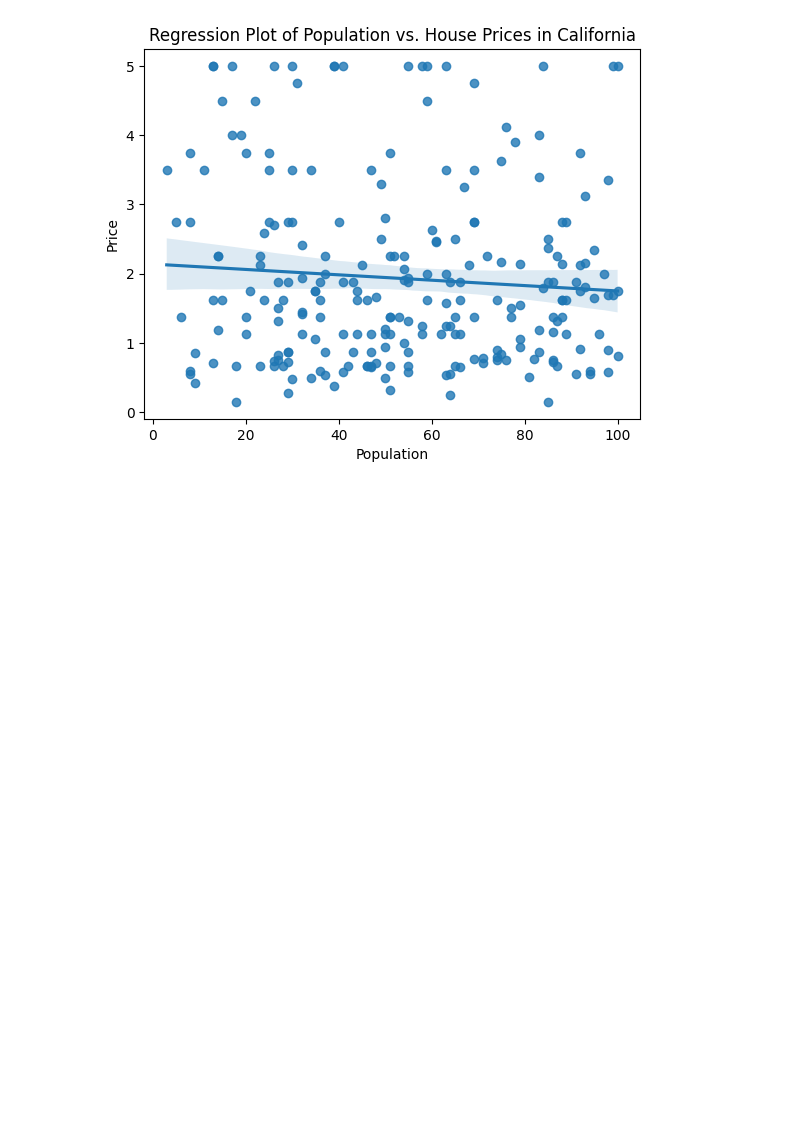
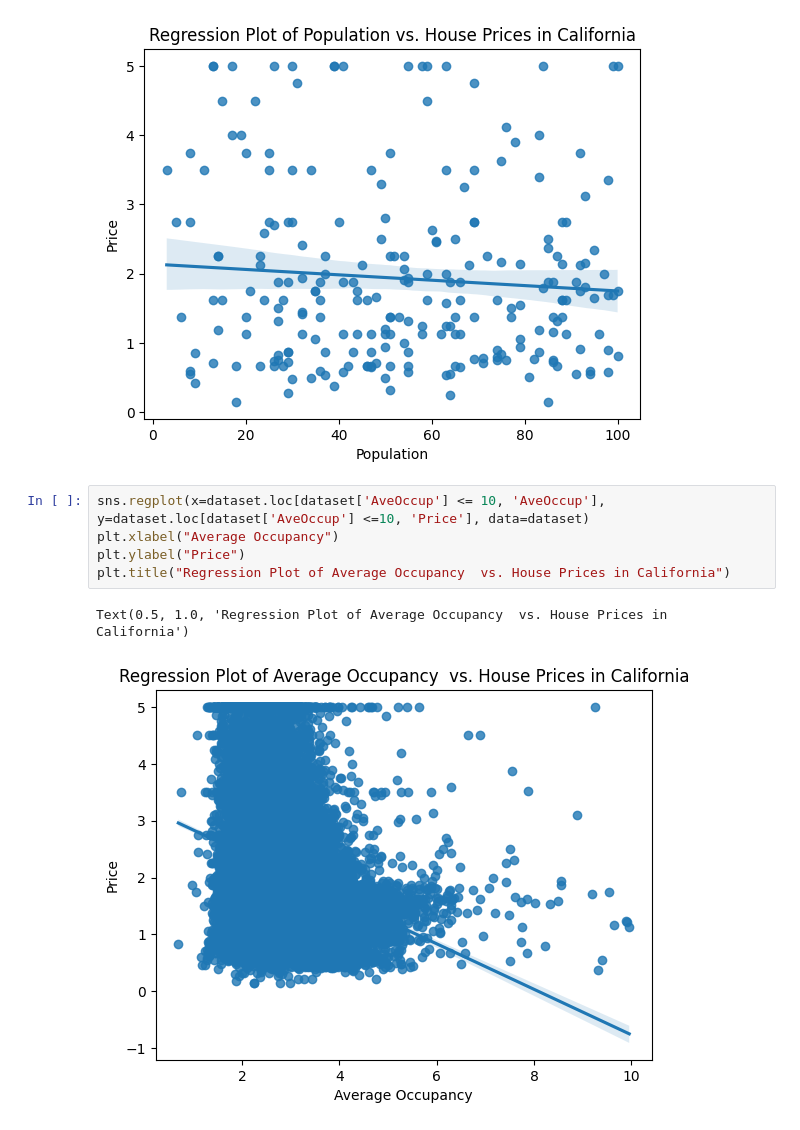
Before and after one commit to samwanyua/House-Pricing-Model-Machine-Learning-Project, a Jupyter notebook: Linear_regression.ipynb, the cells around one changed output. Drawn from its saved outputs; the diff is of its cells as text; blank space fills up the shorter version.

Commit message:
Data visualization

```diff
--- a/Linear_regression.ipynb
+++ b/Linear_regression.ipynb
@@ -223,3 +223,11 @@ plt.title("Regression Plot of Population vs. House Prices in California")
 # %% [output]
 Text(0.5, 1.0, 'Regression Plot of Population vs. House Prices in California')
 [figure]
+# %%
+sns.regplot(x=dataset.loc[dataset['AveOccup'] <= 10, 'AveOccup'], y=dataset.loc[dataset['AveOccup'] <=10, 'Price'], data=dataset)
+plt.xlabel("Average Occupancy")
+plt.ylabel("Price")
+plt.title("Regression Plot of Average Occupancy  vs. House Prices in California")
+# %% [output]
+Text(0.5, 1.0, 'Regression Plot of Average Occupancy  vs. House Prices in California')
+[figure, added]
```
